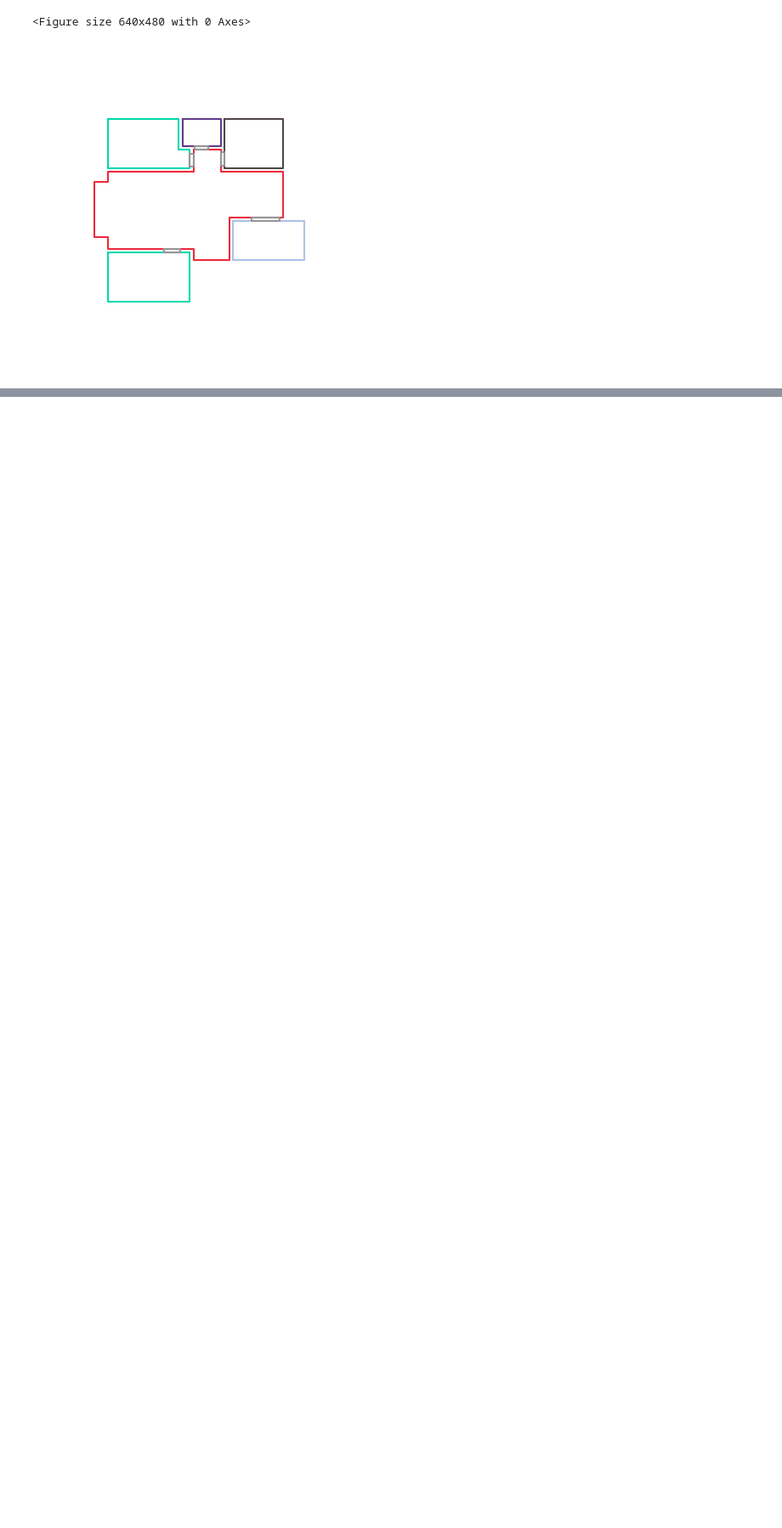
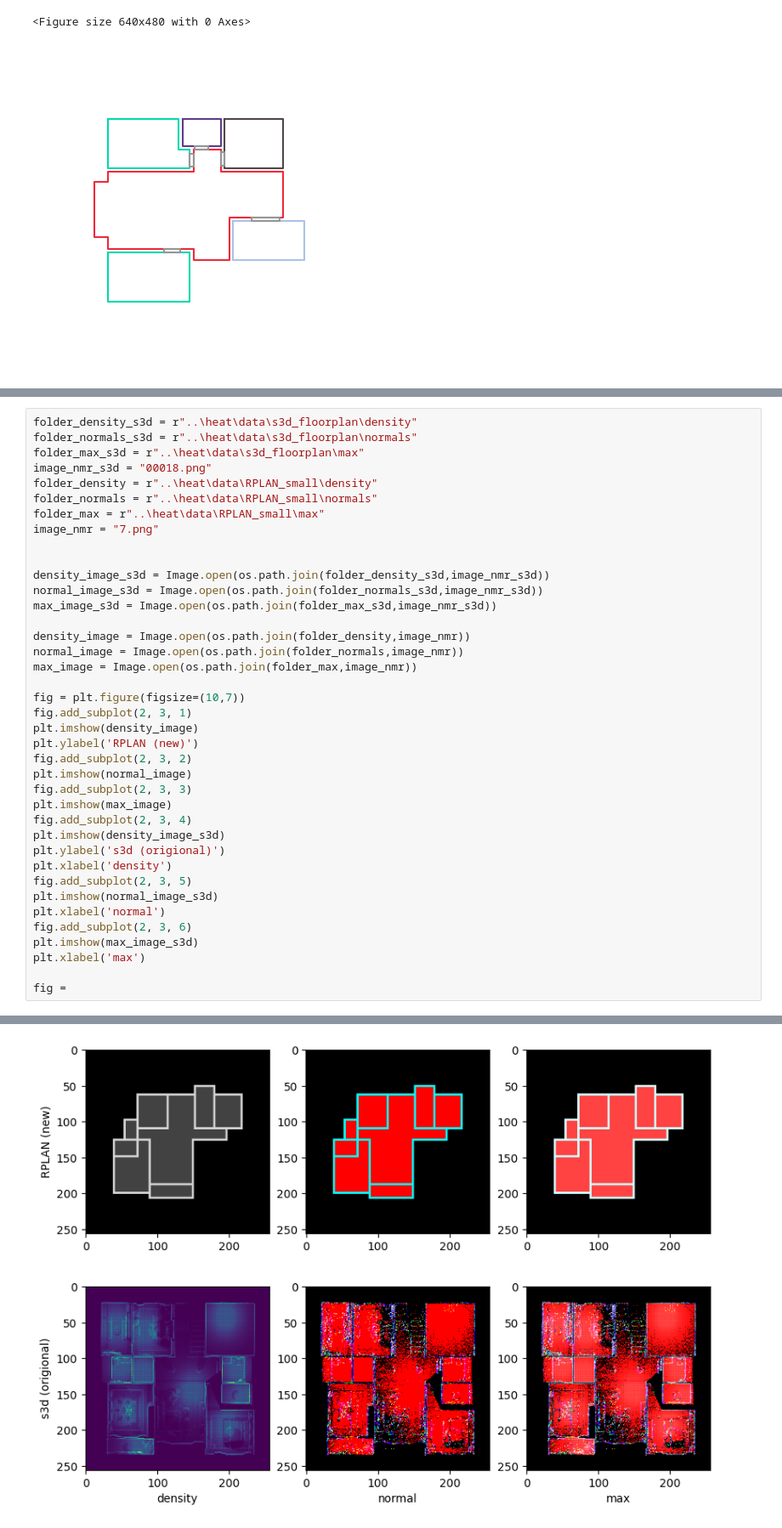
Before and after one commit to woutervanbeek/HEAT_Reproduction, a Jupyter notebook: Image_processing.ipynb, the cells around one changed output, grey strips where cells are left out. Shown at 85% size. Cells and saved outputs as stored; diff of their text form; blank space fills up the shorter version.

```diff
--- a/Image_processing.ipynb
+++ b/Image_processing.ipynb
@@ -117,0 +151,40 @@ for image_nmr in os.listdir(folder_dir):
+# %%
+folder_density_s3d = r"..\heat\data\s3d_floorplan\density"
+folder_normals_s3d = r"..\heat\data\s3d_floorplan\normals"
+folder_max_s3d = r"..\heat\data\s3d_floorplan\max"
+image_nmr_s3d = "00018.png"
+folder_density = r"..\heat\data\RPLAN_small\density"
+folder_normals = r"..\heat\data\RPLAN_small\normals"
+folder_max = r"..\heat\data\RPLAN_small\max"
+image_nmr = "7.png"
+
+
+density_image_s3d = Image.open(os.path.join(folder_density_s3d,image_nmr_s3d))
+normal_image_s3d = Image.open(os.path.join(folder_normals_s3d,image_nmr_s3d))
+max_image_s3d = Image.open(os.path.join(folder_max_s3d,image_nmr_s3d))
+
+density_image = Image.open(os.path.join(folder_density,image_nmr))
+normal_image = Image.open(os.path.join(folder_normals,image_nmr))
+max_image = Image.open(os.path.join(folder_max,image_nmr))
+
+fig = plt.figure(figsize=(10,7))
+fig.add_subplot(2, 3, 1)
+plt.imshow(density_image)
+plt.ylabel('RPLAN (new)')
+fig.add_subplot(2, 3, 2)
+plt.imshow(normal_image)
+fig.add_subplot(2, 3, 3)
+plt.imshow(max_image)
+fig.add_subplot(2, 3, 4)
+plt.imshow(density_image_s3d)
+plt.ylabel('s3d (origional)')
+plt.xlabel('density')
+fig.add_subplot(2, 3, 5)
+plt.imshow(normal_image_s3d)
+plt.xlabel('normal')
+fig.add_subplot(2, 3, 6)
+plt.imshow(max_image_s3d)
+plt.xlabel('max')
+
+fig =
+# %% [output]
@@ -117,0 +192 @@ for image_nmr in os.listdir(folder_dir):
+[figure, added]
```
Also changed, not shown: parts of 4 cells of this notebook, 7 other files.
